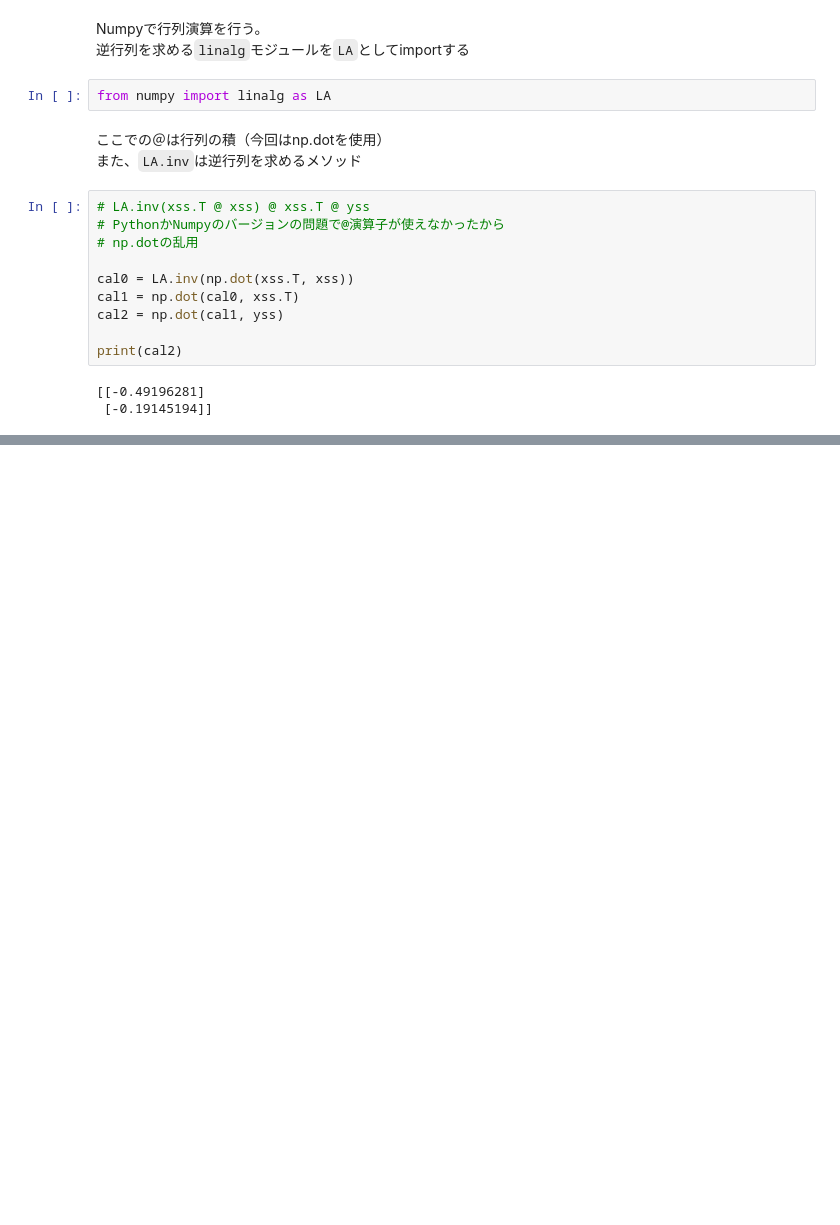
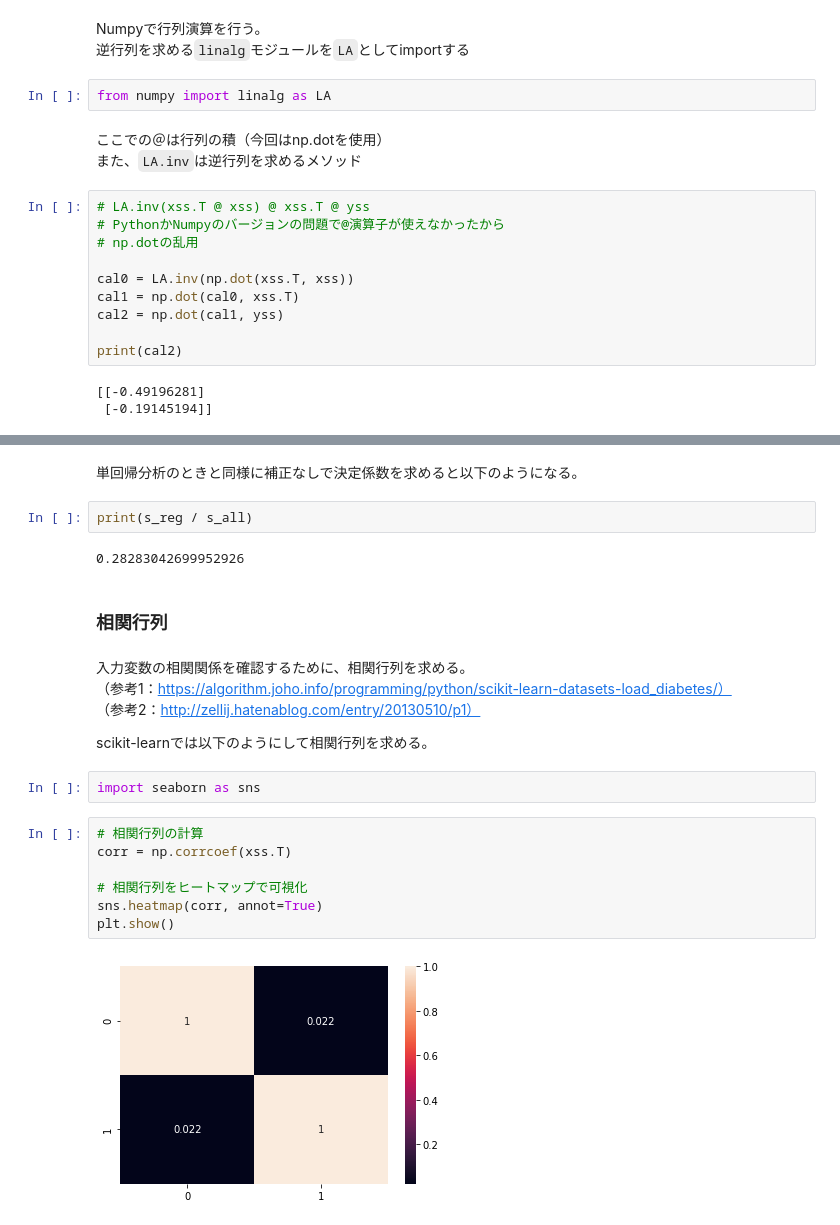
Before and after one commit to YuichiroSS/Machine-learning, a Jupyter notebook: multiple_regression_1.ipynb, the cells around one changed output, grey strips where cells are left out. Drawn from its saved outputs; the diff is of its cells as text; blank space fills up the shorter version.

```diff
--- a/multiple_regression_1.ipynb
+++ b/multiple_regression_1.ipynb
@@ -270,0 +318,25 @@ print(cal2)
+# %% [markdown]
+単回帰分析のときと同様に補正なしで決定係数を求めると以下のようになる。
+# %%
+print(s_reg / s_all)
+# %% [output]
+0.28283042699952926
+# %% [markdown]
+### 相関行列
+# %% [markdown]
+入力変数の相関関係を確認するために、相関行列を求める。
+（参考1：https://algorithm.joho.info/programming/python/scikit-learn-datasets-load_diabetes/）
+（参考2：http://zellij.hatenablog.com/entry/20130510/p1）
+
+scikit-learnでは以下のようにして相関行列を求める。
+# %%
+import seaborn as sns
+# %%
+# 相関行列の計算
+corr = np.corrcoef(xss.T)
+
+# 相関行列をヒートマップで可視化
+sns.heatmap(corr, annot=True)
+plt.show()
+# %% [output]
+[figure, added]
```
Also changed, not shown: parts of 15 cells of this notebook.
